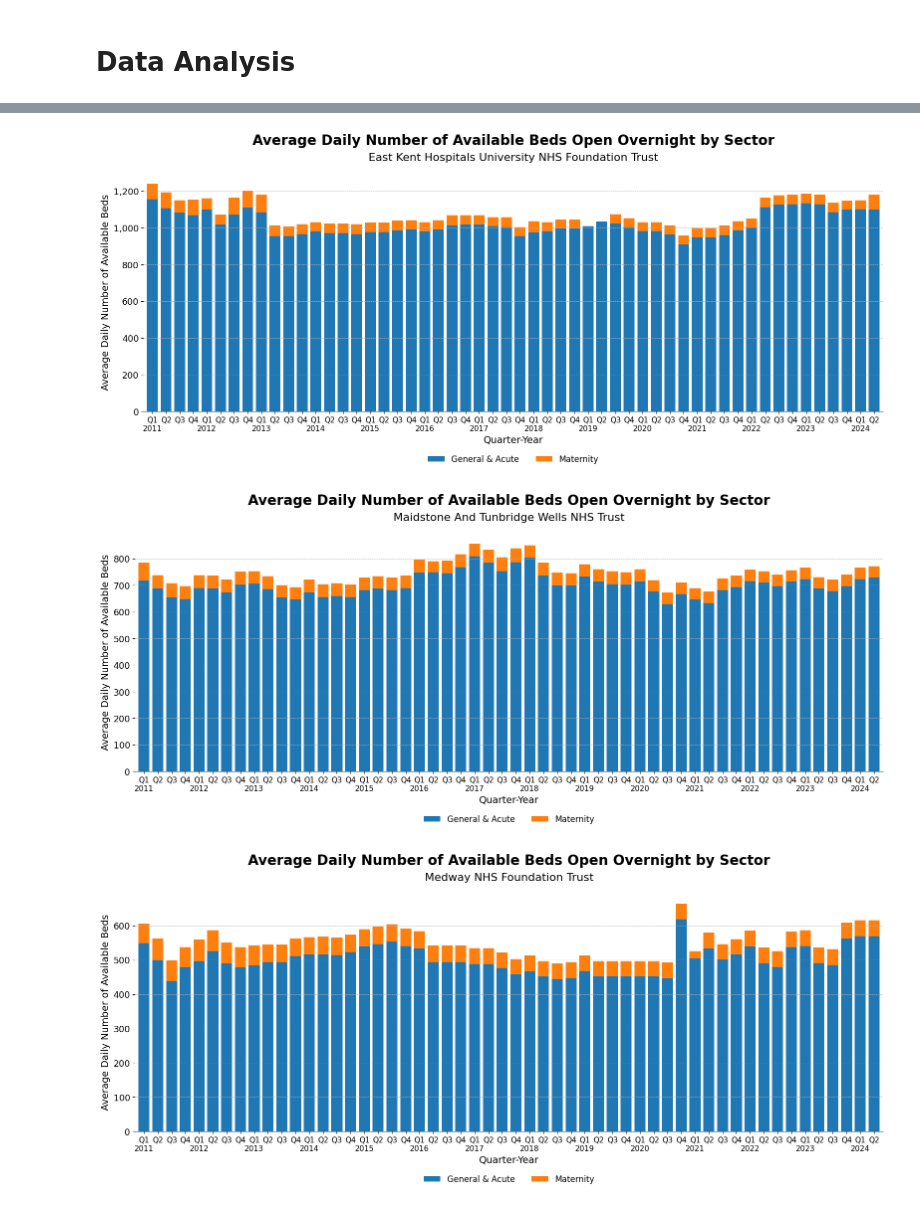
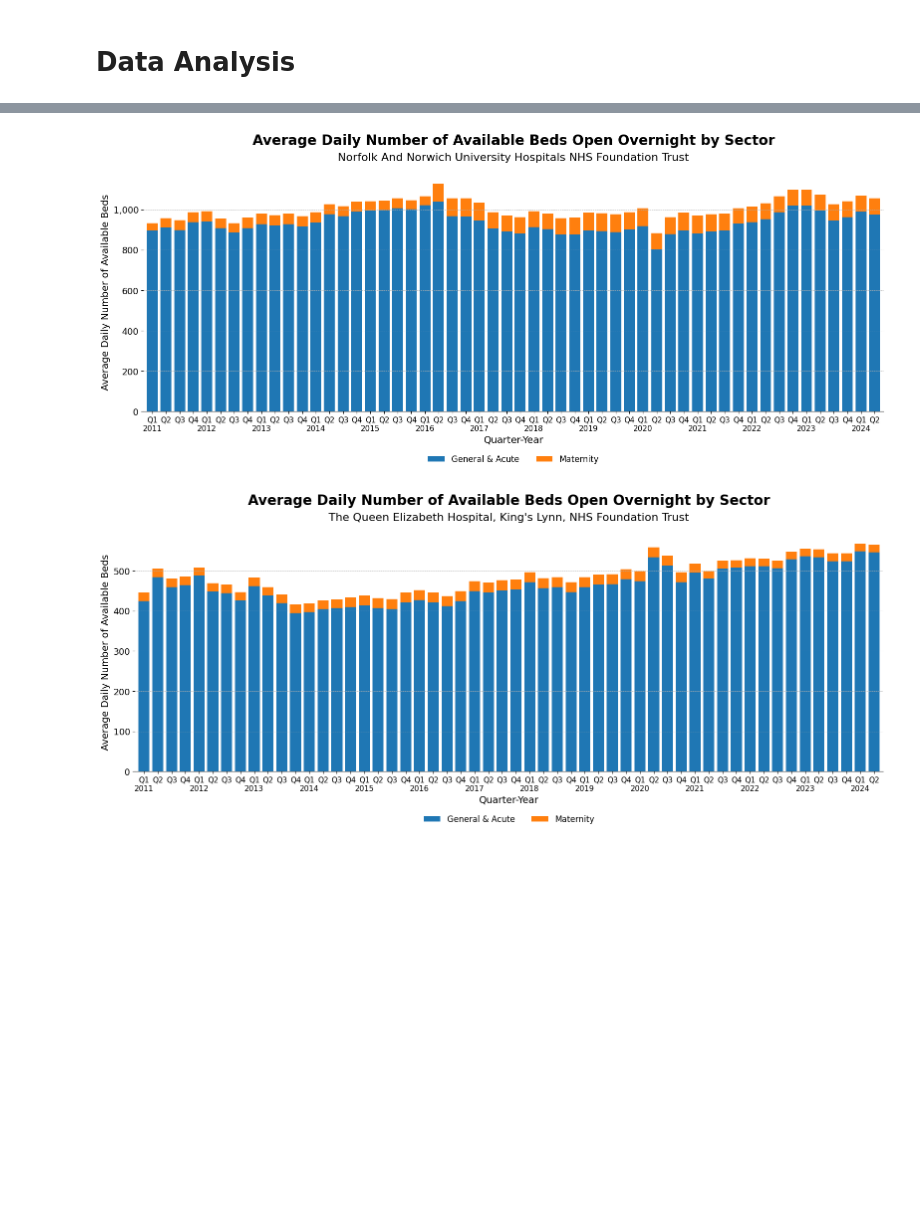
Before and after one commit to pereirajose3/Hospital-Bed-Availability-and-Occupancy-in-NHS, a Jupyter notebook: Bed_Availability_and_Occupancy_2000-2025_data_analysis.ipynb, the cells around one changed output, grey strips where cells are left out. Saved outputs shown, nothing was run; the diff lists cells and outputs as text; code cells hidden in the pictures; blank space fills up the shorter version.

```diff
--- a/Bed_Availability_and_Occupancy_2000-2025_data_analysis.ipynb
+++ b/Bed_Availability_and_Occupancy_2000-2025_data_analysis.ipynb
@@ -3,7 +3,10 @@ import os
 
 #plot_save_path="C:\\Users\\e410675\\OneDrive - London South Bank University\\Desktop\\Plots"
 
-plot_save_path="C:\\Users\\Jose Luis\\Desktop\\Plots"
+plot_save_path = "/Users/e410675/Desktop/Plots"
+
+
+#plot_save_path="C:\\Users\\Jose Luis\\Desktop"
 # %%
 import pandas as pd
 
@@ -41,10 +145,11 @@ df_plot['Quarter'] = df_plot['Date'].dt.to_period('Q')
 
 # === Select trusts ===
 selected_orgs = [
-    "Dartford And Gravesham NHS Trust",
-    "East Kent Hospitals University NHS Foundation Trust",
-    "Maidstone And Tunbridge Wells NHS Trust",
-    "Medway NHS Foundation Trust"
+    "James Paget University Hospitals NHS Foundation Trust",
+    "Norfolk And Norwich University Hospitals NHS Foundation Trust",
+    "The Queen Elizabeth Hospital, King's Lynn, NHS Foundation Trust",
+    "Norfolk And Suffolk NHS Foundation Trust",
+    "Norfolk Community Health And Care NHS Trust"
 ]
 
 # === Filter relevant data ===
@@ -139,10 +569,9 @@ df_plot['Quarter'] = df_plot['Date'].dt.to_period('Q')
 
 # === Filter by hospital names, sector, and date ===
 selected_orgs = [
-    "Dartford And Gravesham NHS Trust",
-    "East Kent Hospitals University NHS Foundation Trust",
-    "Maidstone And Tunbridge Wells NHS Trust",
-    "Medway NHS Foundation Trust"
+    "James Paget University Hospitals NHS Foundation Trust",
+    "Norfolk And Norwich University Hospitals NHS Foundation Trust",
+    "The Queen Elizabeth Hospital, King's Lynn, NHS Foundation Trust"
 ]
 
 df_filtered = df_plot[
@@ -211,3 +640,2 @@ for org in selected_orgs:
-[figure, old version]
+[figure, new version]
-[figure, old version]
+[figure, new version]
-[figure, removed]
```
Also changed, not shown: parts of 16 cells of this notebook.
